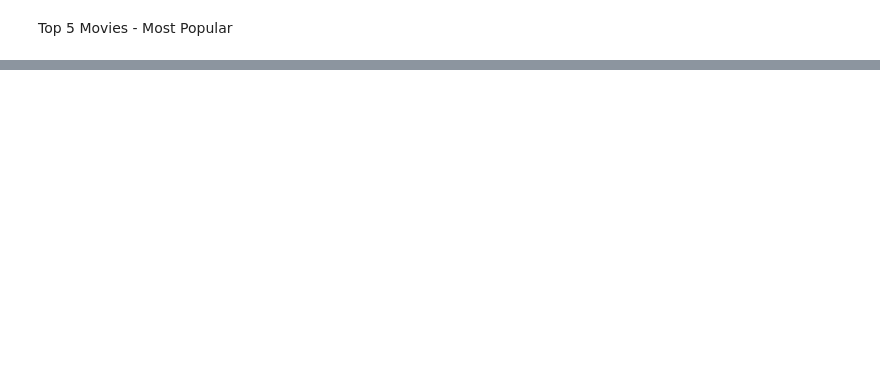
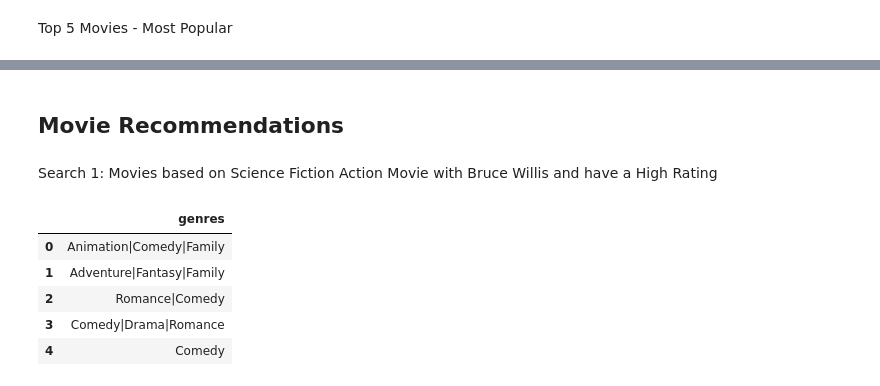
Before and after one commit to ashtonpangxq/data-science-projects, a Jupyter notebook: exploratory-data-analysis/exploratory-data-analysis-movies.ipynb, the cells around one changed output, grey strips where cells are left out. Cells and saved outputs as stored; diff of their text form; code cells hidden in the pictures; blank space fills up the shorter version.

```diff
--- a/exploratory-data-analysis/exploratory-data-analysis-movies.ipynb
+++ b/exploratory-data-analysis/exploratory-data-analysis-movies.ipynb
@@ -420,3 +420,17 @@ Top 5 Movies - Most Popular
 best_worst_movies(df=best_movies_df, n=5, by="Popularity")
 # %% [output]
 [interactive output not drawn]
+# %% [markdown]
+## Movie Recommendations
+# %% [markdown]
+Search 1: Movies based on Science Fiction Action Movie with Bruce Willis and have a High Rating
+# %%
+# Genres Column
+movies_df[['genres']].head()
+# %% [output]
+|  | genres |
+| 0 | Animation|Comedy|Family |
+| 1 | Adventure|Fantasy|Family |
+| 2 | Romance|Comedy |
+| 3 | Comedy|Drama|Romance |
+| 4 | Comedy |
```
Also changed, not shown: parts of 25 cells of this notebook.
